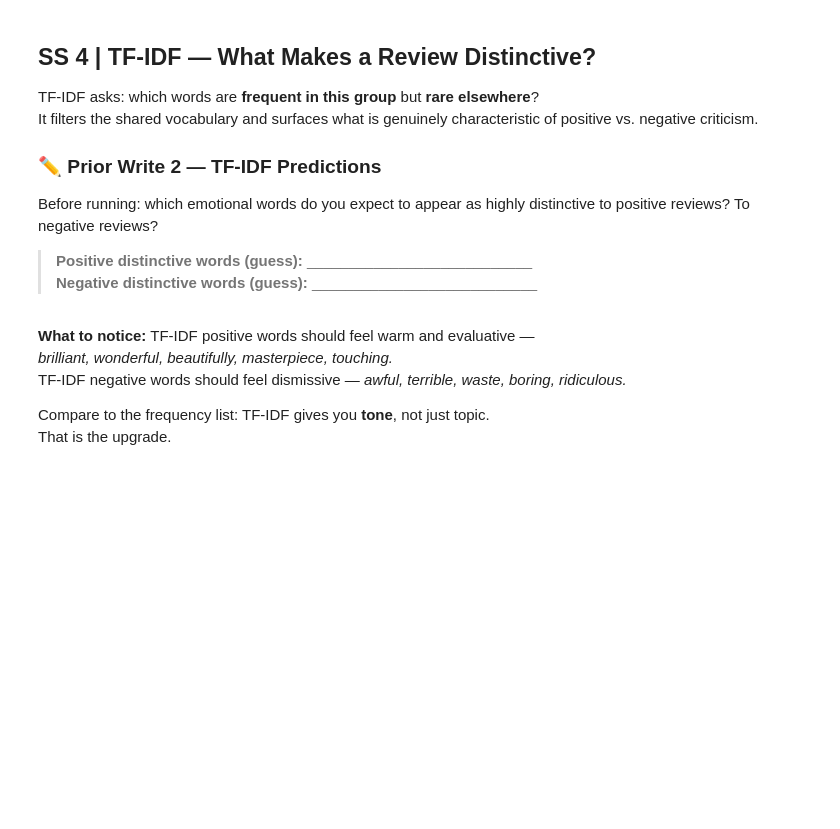
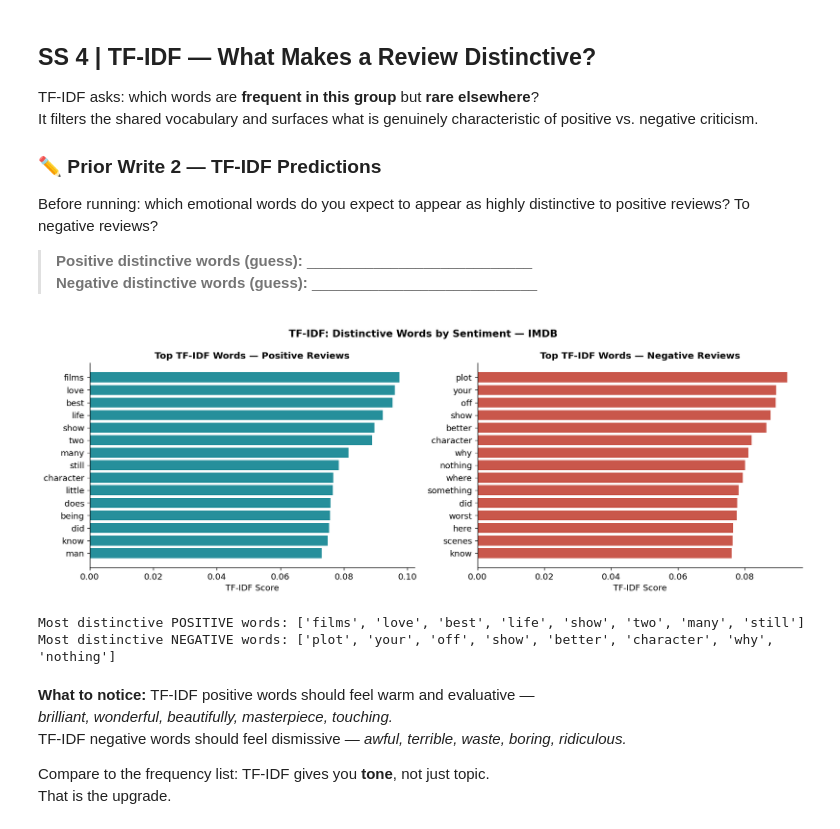
Before and after one commit to FidelGo/BANA4373-sp26, a Jupyter notebook: Lectures/Lecture_13/BANA4373_Lecture11_Sentiment_Reviews_V8.ipynb, the cells around one changed output. Drawn from its saved outputs; the diff is of its cells as text; code cells hidden in the pictures; blank space fills up the shorter version.

```diff
--- a/Lectures/Lecture_13/BANA4373_Lecture11_Sentiment_Reviews_V8.ipynb
+++ b/Lectures/Lecture_13/BANA4373_Lecture11_Sentiment_Reviews_V8.ipynb
@@ -470,37 +538,41 @@ to positive reviews? To negative reviews?
 # max_df=0.6 → ignore words appearing in >60% of individual reviews
 # min_df=5   → ignore words appearing in fewer than 5 reviews
 
-vectorizer = TfidfVectorizer(max_df=0.6, min_df=5, max_features=5000)
+vectorizer = TfidfVectorizer(max_df=0.2, min_df=5, max_features=5000)
 vectorizer.fit(df_imdb["clean"])
 
 def group_tfidf_top(df, label_col, label_val, vec, n=15):
     group_text = " ".join(df[df[label_col] == label_val]["clean"])
     scores = vec.transform([group_text]).toarray()[0]
     top_idx = scores.argsort()[::-1][:n]
     return [(vec.get_feature_names_out()[i], scores[i]) for i in top_idx]
 
 pos_tfidf = group_tfidf_top(df_imdb, "sentiment", "positive", vectorizer)
 neg_tfidf = group_tfidf_top(df_imdb, "sentiment", "negative", vectorizer)
 
 fig, axes = plt.subplots(1, 2, figsize=(14, 5))
 for ax, tfidf, label, color in zip(
         axes,
         [pos_tfidf, neg_tfidf],
         ["Positive Reviews", "Negative Reviews"],
         [TEAL, RED]):
     words, scores = zip(*tfidf)
     ax.barh(words[::-1], scores[::-1], color=color, alpha=0.85)
     ax.set_title(f"Top TF-IDF Words — {label}", fontsize=12, fontweight="bold")
     ax.set_xlabel("TF-IDF Score")
 
 fig.suptitle("TF-IDF: Distinctive Words by Sentiment — IMDB",
              fontsize=13, fontweight="bold")
 plt.tight_layout()
 plt.savefig("exports/imdb_tfidf.png", bbox_inches="tight")
 plt.show()
 
 print("Most distinctive POSITIVE words:", [w for w, _ in pos_tfidf[:8]])
 print("Most distinctive NEGATIVE words:", [w for w, _ in neg_tfidf[:8]])
+# %% [output]
+[figure, added]
+Most distinctive POSITIVE words: ['films', 'love', 'best', 'life', 'show', 'two', 'many', 'still']
+Most distinctive NEGATIVE words: ['plot', 'your', 'off', 'show', 'better', 'character', 'why', 'nothing']
 # %% [markdown]
 **What to notice:** TF-IDF positive words should feel warm and evaluative —
 *brilliant, wonderful, beautifully, masterpiece, touching.*
```
Also changed, not shown: parts of 27 cells of this notebook, 20 other files.
